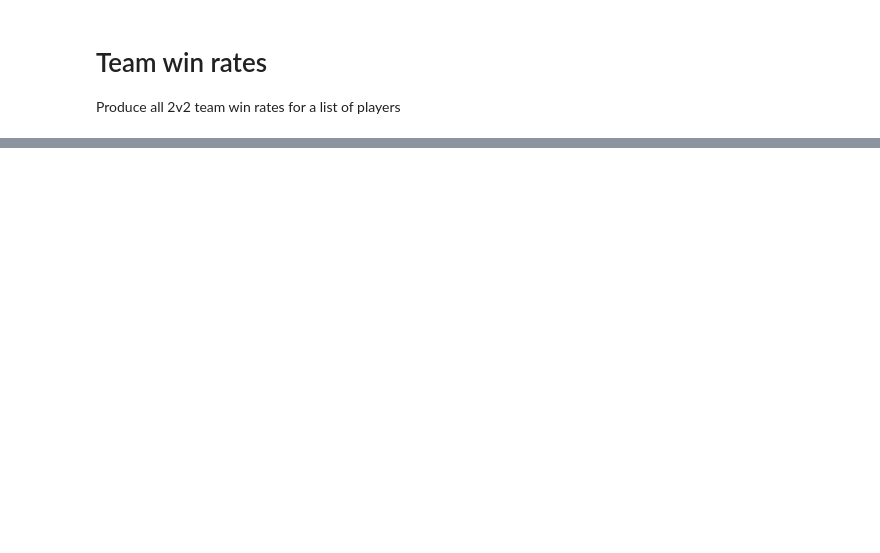
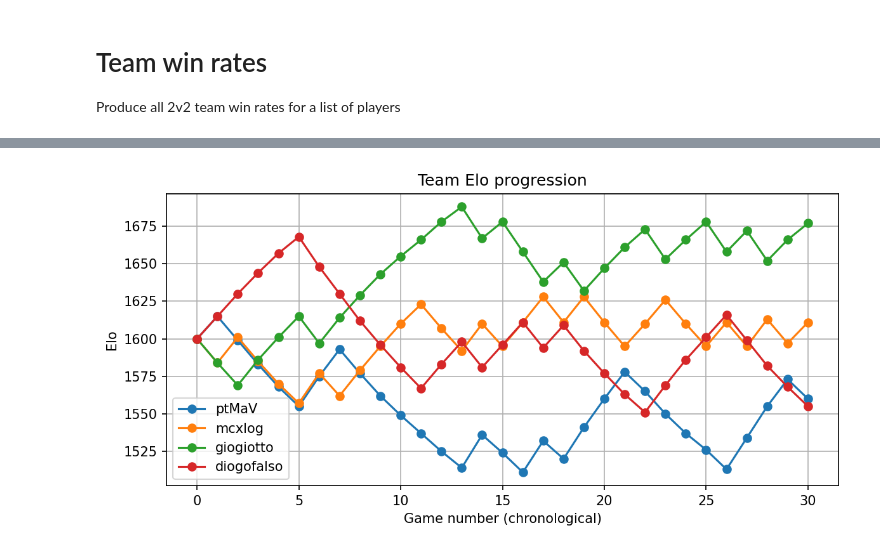
Before and after one commit to diogoalmeida/awbw_stats_aggregator, a Jupyter notebook: examples.ipynb, the cells around one changed output, grey strips where cells are left out. Saved outputs shown, nothing was run; the diff lists cells and outputs as text; code cells hidden in the pictures; blank space fills up the shorter version.

Commit message:
feat: add ELO tracking

```diff
--- a/examples.ipynb
+++ b/examples.ipynb
@@ -59,0 +63,37 @@ team_win_rates(games, players, team_size=2, min_days=2)
+# %%
+# Team Elo tracking and per-game evolution plot (AoE2-style)
+elo_df = team_elo(
+    games,
+    players,
+    team_size=2,
+    min_days=2,
+    k_factor=32,
+    scale=400,
+    round_mode="nearest",
+)
+elo_df.tail()
+
+# Plot Elo progression per player (include starting Elo before first game)
+fig, ax = plt.subplots(figsize=(8, 4))
+for player in players:
+    series = elo_df[elo_df["player"] == player].sort_values(
+        ["ended_on", "day", "game_id"]
+    )
+    if series.empty:
+        continue
+    x_vals = list(range(len(series) + 1))  # start at game 0
+    y_vals = [BASE_TEAM_ELO] + series["rating_after"].tolist()
+    ax.plot(
+        x_vals,
+        y_vals,
+        marker="o",
+        label=player,
+    )
+ax.set_xlabel("Game number (chronological)")
+ax.set_ylabel("Elo")
+ax.set_title("Team Elo progression")
+ax.legend()
+ax.grid(True)
+plt.tight_layout()
+# %% [output]
+[figure, added]
```
Also changed, not shown: parts of 8 cells of this notebook, 2 other files.
